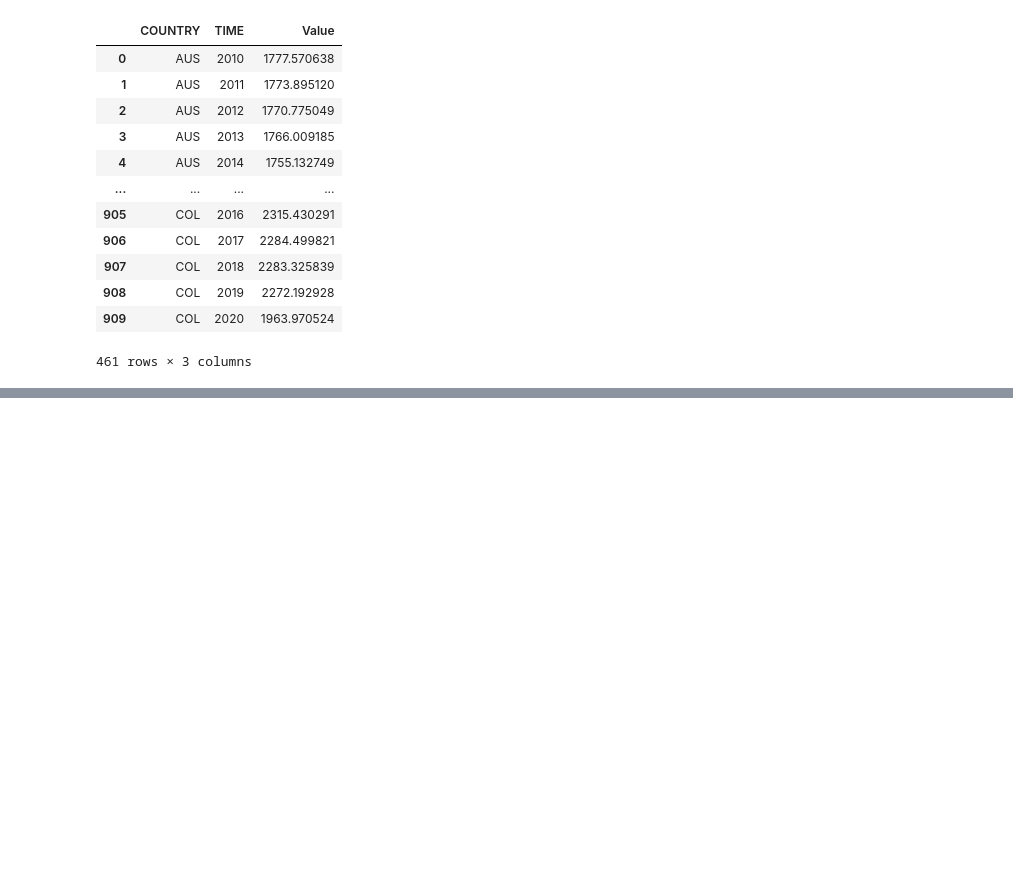
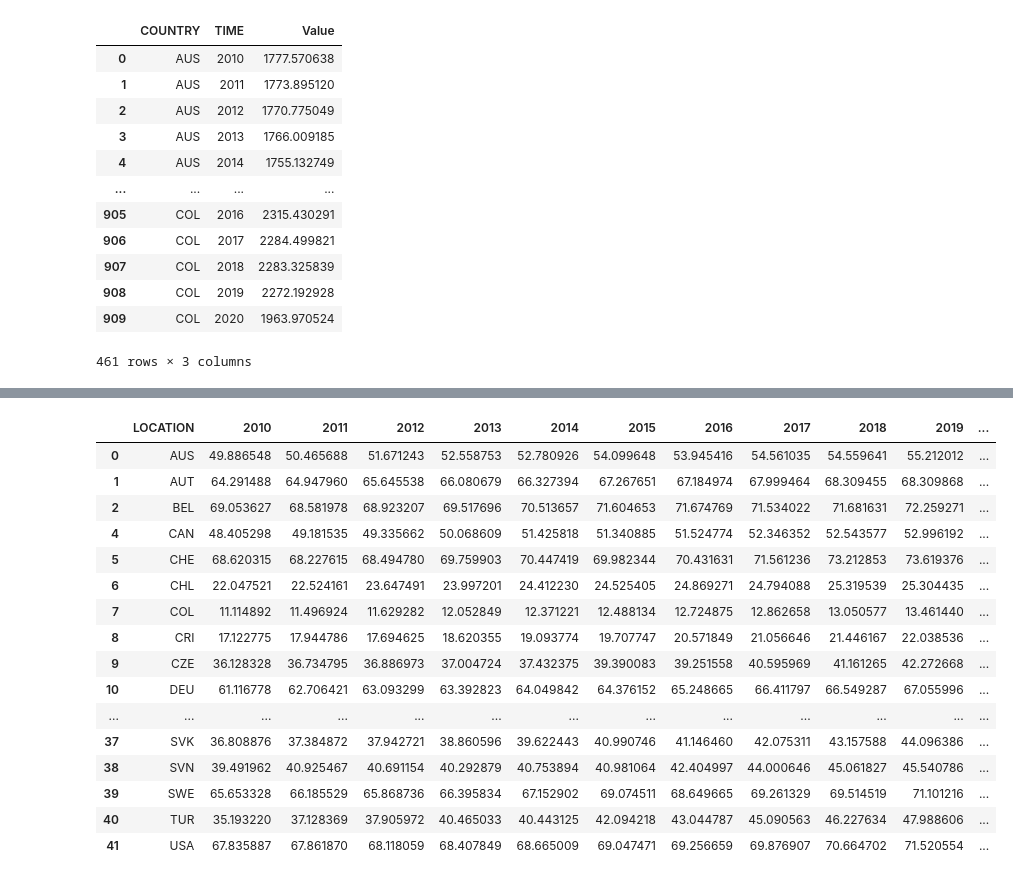
Before and after one commit to JoanneLin168/ADS-European-Productivity, a Jupyter notebook: Notebooks/hours-worked.ipynb, the cells around one changed output, grey strips where cells are left out. Drawn from its saved outputs; the diff is of its cells as text; code cells hidden in the pictures; blank space fills up the shorter version.

```diff
--- a/Notebooks/hours-worked.ipynb
+++ b/Notebooks/hours-worked.ipynb
@@ -149,0 +161,20 @@ COL
+# %%
+Y
+# %% [output]
+|  | LOCATION | 2010 | 2011 | 2012 | 2013 | 2014 | 2015 | 2016 | 2017 | 2018 | 2019 | ... |
+| 0 | AUS | 49.886548 | 50.465688 | 51.671243 | 52.558753 | 52.780926 | 54.099648 | 53.945416 | 54.561035 | 54.559641 | 55.212012 | ... |
+| 1 | AUT | 64.291488 | 64.947960 | 65.645538 | 66.080679 | 66.327394 | 67.267651 | 67.184974 | 67.999464 | 68.309455 | 68.309868 | ... |
+| 2 | BEL | 69.053627 | 68.581978 | 68.923207 | 69.517696 | 70.513657 | 71.604653 | 71.674769 | 71.534022 | 71.681631 | 72.259271 | ... |
+| 4 | CAN | 48.405298 | 49.181535 | 49.335662 | 50.068609 | 51.425818 | 51.340885 | 51.524774 | 52.346352 | 52.543577 | 52.996192 | ... |
+| 5 | CHE | 68.620315 | 68.227615 | 68.494780 | 69.759903 | 70.447419 | 69.982344 | 70.431631 | 71.561236 | 73.212853 | 73.619376 | ... |
+| 6 | CHL | 22.047521 | 22.524161 | 23.647491 | 23.997201 | 24.412230 | 24.525405 | 24.869271 | 24.794088 | 25.319539 | 25.304435 | ... |
+| 7 | COL | 11.114892 | 11.496924 | 11.629282 | 12.052849 | 12.371221 | 12.488134 | 12.724875 | 12.862658 | 13.050577 | 13.461440 | ... |
+| 8 | CRI | 17.122775 | 17.944786 | 17.694625 | 18.620355 | 19.093774 | 19.707747 | 20.571849 | 21.056646 | 21.446167 | 22.038536 | ... |
+| 9 | CZE | 36.128328 | 36.734795 | 36.886973 | 37.004724 | 37.432375 | 39.390083 | 39.251558 | 40.595969 | 41.161265 | 42.272668 | ... |
+| 10 | DEU | 61.116778 | 62.706421 | 63.093299 | 63.392823 | 64.049842 | 64.376152 | 65.248665 | 66.411797 | 66.549287 | 67.055996 | ... |
+| ... | ... | ... | ... | ... | ... | ... | ... | ... | ... | ... | ... | ... |
+| 37 | SVK | 36.808876 | 37.384872 | 37.942721 | 38.860596 | 39.622443 | 40.990746 | 41.146460 | 42.075311 | 43.157588 | 44.096386 | ... |
+| 38 | SVN | 39.491962 | 40.925467 | 40.691154 | 40.292879 | 40.753894 | 40.981064 | 42.404997 | 44.000646 | 45.061827 | 45.540786 | ... |
+| 39 | SWE | 65.653328 | 66.185529 | 65.868736 | 66.395834 | 67.152902 | 69.074511 | 68.649665 | 69.261329 | 69.514519 | 71.101216 | ... |
+| 40 | TUR | 35.193220 | 37.128369 | 37.905972 | 40.465033 | 40.443125 | 42.094218 | 43.044787 | 45.090563 | 46.227634 | 47.988606 | ... |
+| 41 | USA | 67.835887 | 67.861870 | 68.118059 | 68.407849 | 68.665009 | 69.047471 | 69.256659 | 69.876907 | 70.664702 | 71.520554 | ... |
```
Also changed, not shown: parts of 11 cells of this notebook.
